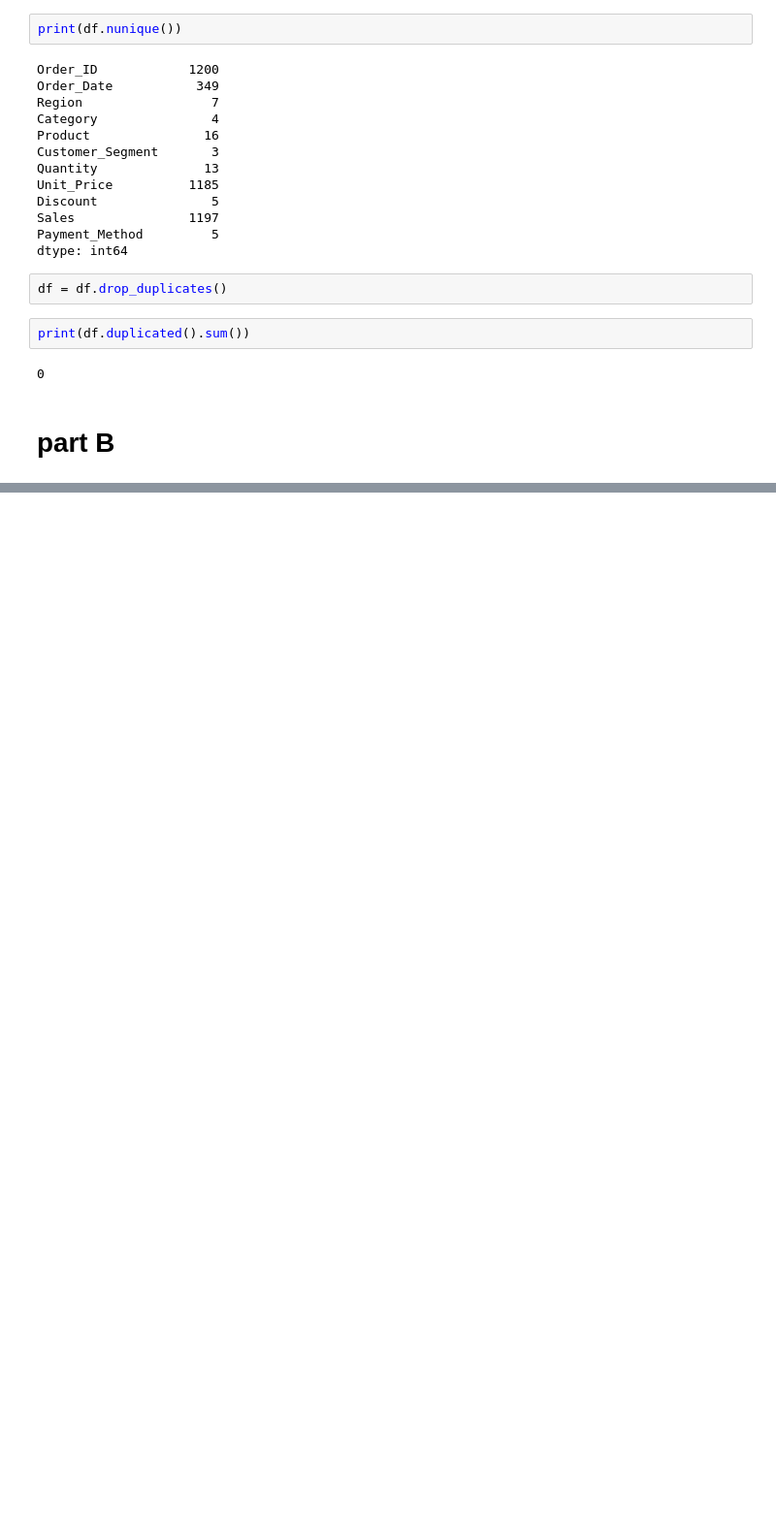
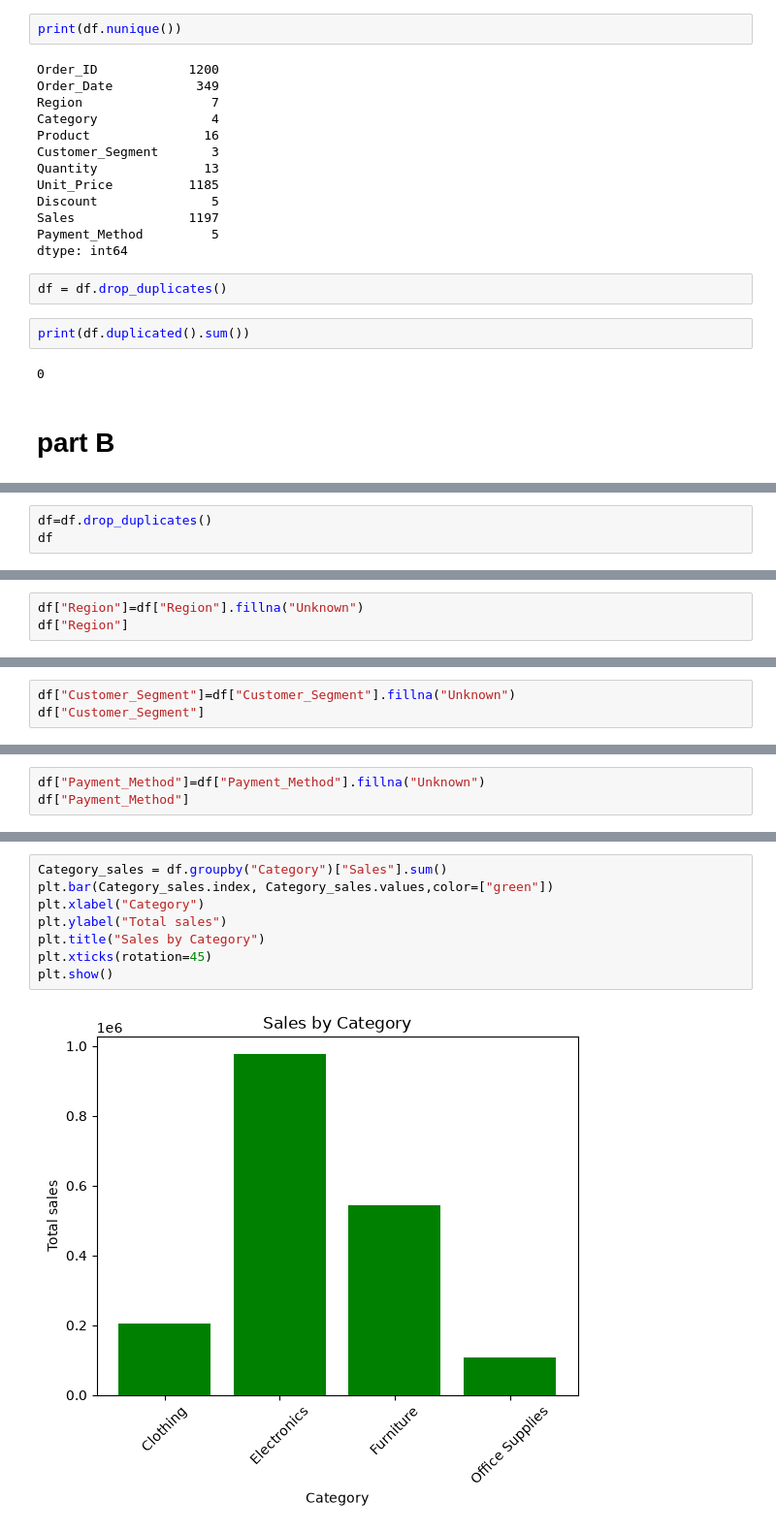
Before and after one commit to abrarabi338-hash/assignment, a Jupyter notebook: Machine_test_EDA.ipynb, the cells around one changed output, grey strips where cells are left out. Shown at 97% size. Cells and saved outputs as stored; diff of their text form; blank space fills up the shorter version.

```diff
--- a/Machine_test_EDA.ipynb
+++ b/Machine_test_EDA.ipynb
@@ -192,0 +138,3 @@ plt.show()
+# %%
+df=df.drop_duplicates()
+df
@@ -192,0 +155,3 @@ plt.show()
+# %%
+df["Region"]=df["Region"].fillna("Unknown")
+df["Region"]
@@ -192,0 +171,3 @@ plt.show()
+# %%
+df["Customer_Segment"]=df["Customer_Segment"].fillna("Unknown")
+df["Customer_Segment"]
@@ -192,0 +187,3 @@ plt.show()
+# %%
+df["Payment_Method"]=df["Payment_Method"].fillna("Unknown")
+df["Payment_Method"]
@@ -192,0 +283,10 @@ plt.show()
+# %%
+Category_sales = df.groupby("Category")["Sales"].sum()
+plt.bar(Category_sales.index, Category_sales.values,color=["green"])
+plt.xlabel("Category")
+plt.ylabel("Total sales")
+plt.title("Sales by Category")
+plt.xticks(rotation=45)
+plt.show()
+# %% [output]
+[figure, added]
```
Also changed, not shown: parts of 34 cells of this notebook.
